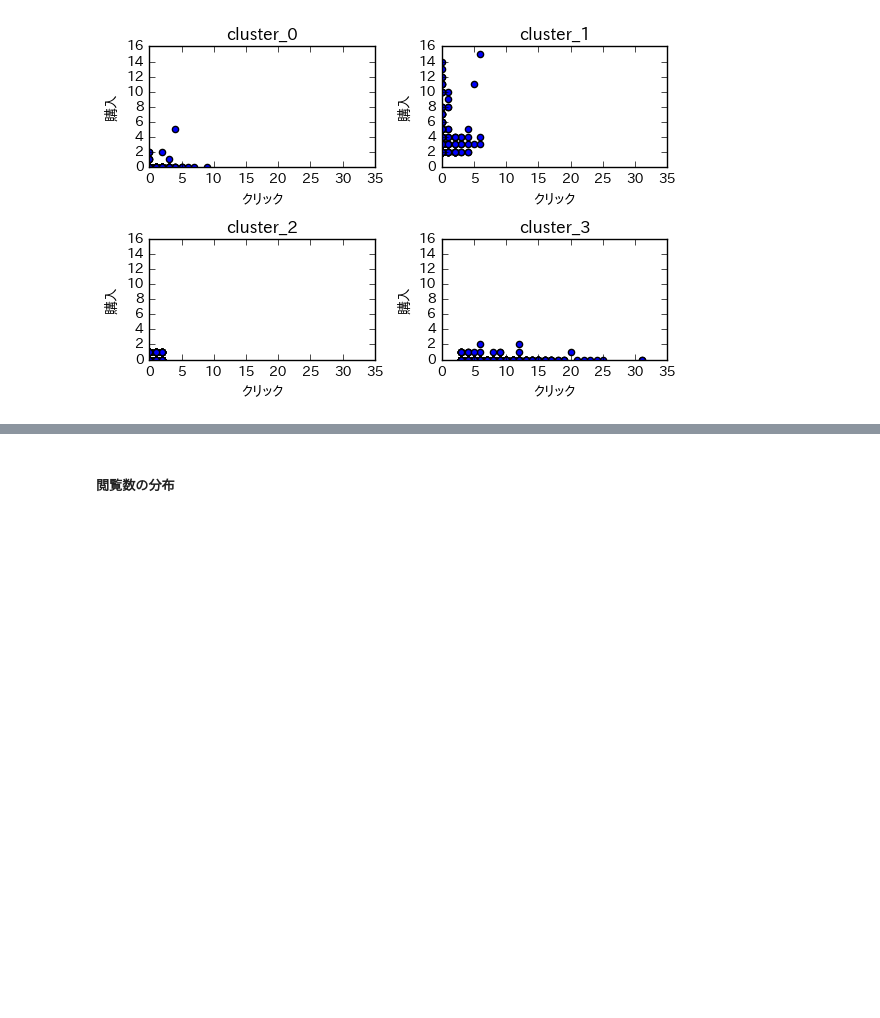
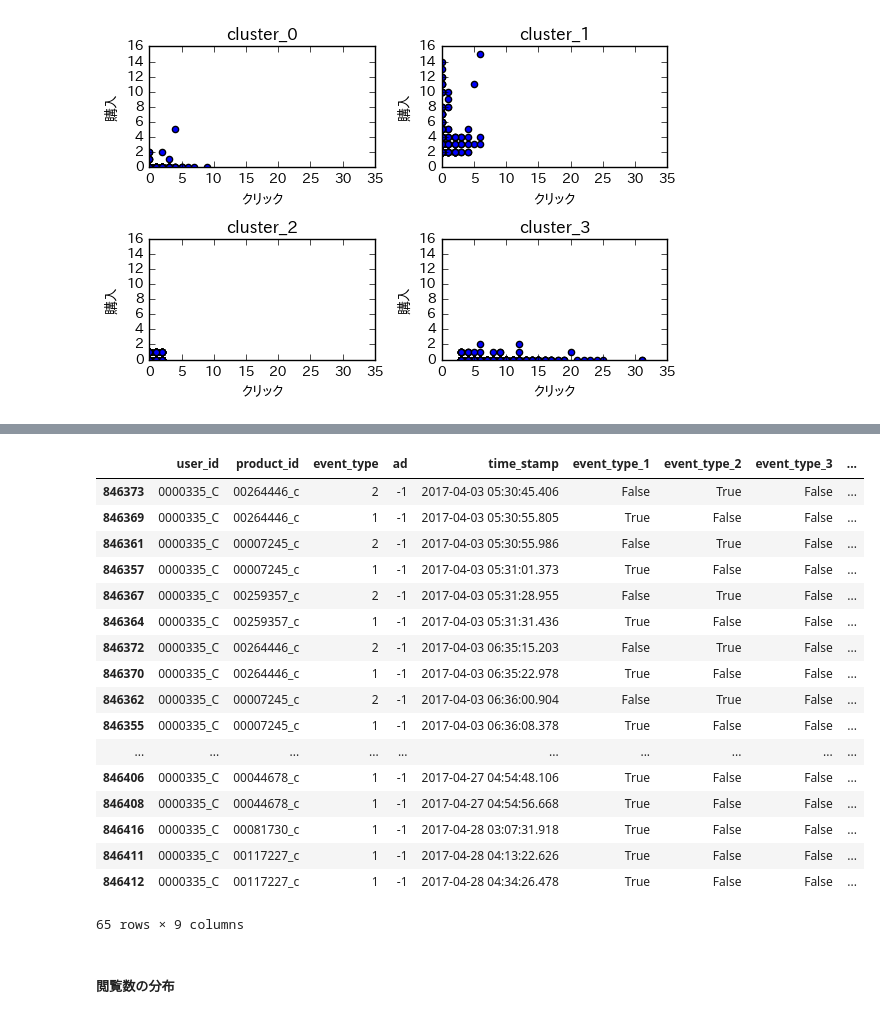
Before and after one commit to bearshu11/gci-team9, a Jupyter notebook: C/analysis_C.ipynb, the cells around one changed output, grey strips where cells are left out. Saved outputs shown, nothing was run; the diff lists cells and outputs as text; code cells hidden in the pictures; blank space fills up the shorter version.

```diff
--- a/C/analysis_C.ipynb
+++ b/C/analysis_C.ipynb
@@ -241,3 +262,24 @@ plt.tight_layout()
+# %%
+train_C[train_C['user_id'] == '0000335_C'].sort_values(by = ['time_stamp'])
+# %% [output]
+|  | user_id | product_id | event_type | ad | time_stamp | event_type_1 | event_type_2 | event_type_3 | ... |
+| 846373 | 0000335_C | 00264446_c | 2 | -1 | 2017-04-03 05:30:45.406 | False | True | False | ... |
+| 846369 | 0000335_C | 00264446_c | 1 | -1 | 2017-04-03 05:30:55.805 | True | False | False | ... |
+| 846361 | 0000335_C | 00007245_c | 2 | -1 | 2017-04-03 05:30:55.986 | False | True | False | ... |
+| 846357 | 0000335_C | 00007245_c | 1 | -1 | 2017-04-03 05:31:01.373 | True | False | False | ... |
+| 846367 | 0000335_C | 00259357_c | 2 | -1 | 2017-04-03 05:31:28.955 | False | True | False | ... |
+| 846364 | 0000335_C | 00259357_c | 1 | -1 | 2017-04-03 05:31:31.436 | True | False | False | ... |
+| 846372 | 0000335_C | 00264446_c | 2 | -1 | 2017-04-03 06:35:15.203 | False | True | False | ... |
+| 846370 | 0000335_C | 00264446_c | 1 | -1 | 2017-04-03 06:35:22.978 | True | False | False | ... |
+| 846362 | 0000335_C | 00007245_c | 2 | -1 | 2017-04-03 06:36:00.904 | False | True | False | ... |
+| 846355 | 0000335_C | 00007245_c | 1 | -1 | 2017-04-03 06:36:08.378 | True | False | False | ... |
+| ... | ... | ... | ... | ... | ... | ... | ... | ... | ... |
+| 846406 | 0000335_C | 00044678_c | 1 | -1 | 2017-04-27 04:54:48.106 | True | False | False | ... |
+| 846408 | 0000335_C | 00044678_c | 1 | -1 | 2017-04-27 04:54:56.668 | True | False | False | ... |
+| 846416 | 0000335_C | 00081730_c | 1 | -1 | 2017-04-28 03:07:31.918 | True | False | False | ... |
+| 846411 | 0000335_C | 00117227_c | 1 | -1 | 2017-04-28 04:13:22.626 | True | False | False | ... |
+| 846412 | 0000335_C | 00117227_c | 1 | -1 | 2017-04-28 04:34:26.478 | True | False | False | ... |
+65 rows × 9 columns
 # %% [markdown]
 ##### 閲覧数の分布
 # %%
```
Also changed, not shown: parts of 9 cells of this notebook, 1 other file.
